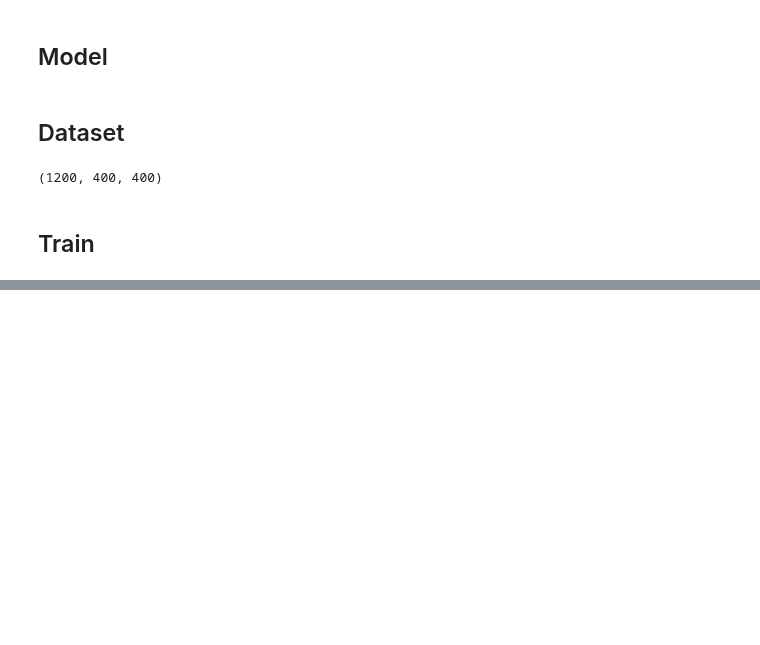
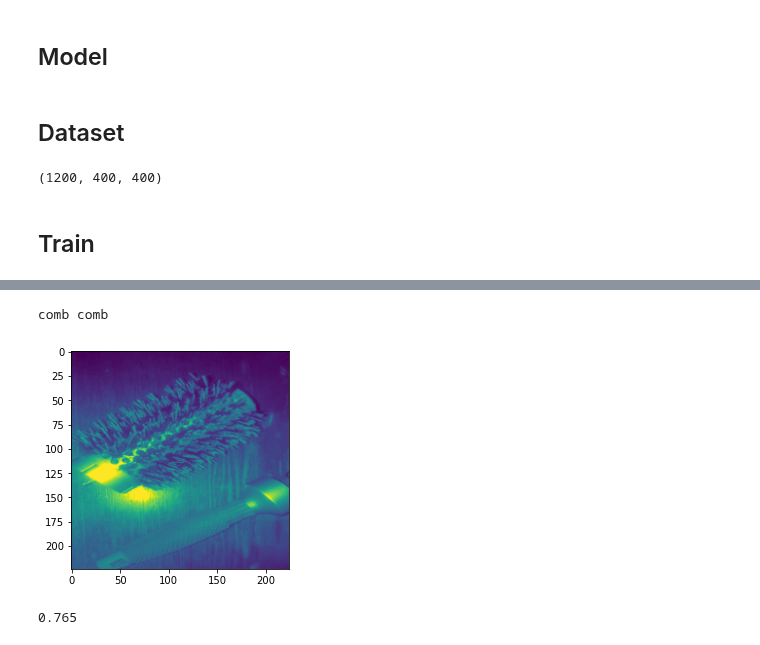
Before and after one commit to fedeizzo/domain-adaptation, a Jupyter notebook: project.ipynb, the cells around one changed output, grey strips where cells are left out. Drawn from its saved outputs; the diff is of its cells as text; code cells hidden in the pictures; blank space fills up the shorter version.

```diff
--- a/project.ipynb
+++ b/project.ipynb
@@ -277,0 +363,35 @@ for epoch in range(num_epochs):
+# %%
+dataset = ImageFolder(
+    DATASET_PATH / "real_life",
+    transform=T.Compose([
+        T.Resize((256, 256)),
+        T.CenterCrop((224, 224)),
+        T.ToTensor(),
+        T.Normalize(mean=[0.485, 0.456, 0.406], std=[0.229, 0.224, 0.225]),
+    ])
+)
+# %%
+predictions = []
+reals = []
+for x, y in dataset:
+    x_gpu = x.unsqueeze(0).to(device)
+    predicted = best_model(x_gpu)
+    predictions.append(np.argmax(predicted.detach().cpu().numpy()))
+    reals.append(y)
+    del x_gpu
+predictions = np.array(predictions)
+reals = np.array(reals)
+# %%
+def plot_predictions(index, idx_to_class, dataset, reals, predictions):
+    x, _ = dataset[index]
+    plt.imshow(x[1])
+    print(idx_to_class[reals[index]], idx_to_class[predictions[index]])
+# %%
+plot_predictions(350, idx_to_class, dataset, reals, predictions)
+# %% [output]
+comb comb
+[figure, added]
+# %%
+(reals == predictions).sum() / reals.shape[0]
+# %% [output]
+0.765
```
Also changed, not shown: parts of 16 cells of this notebook.
